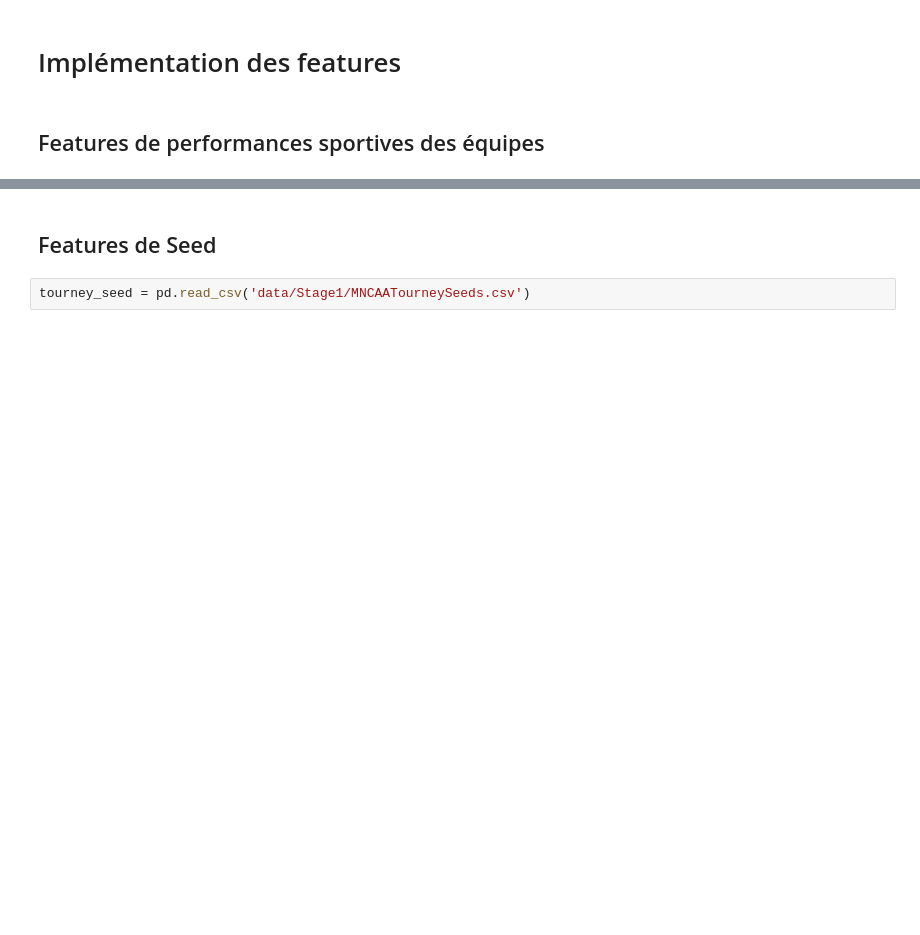
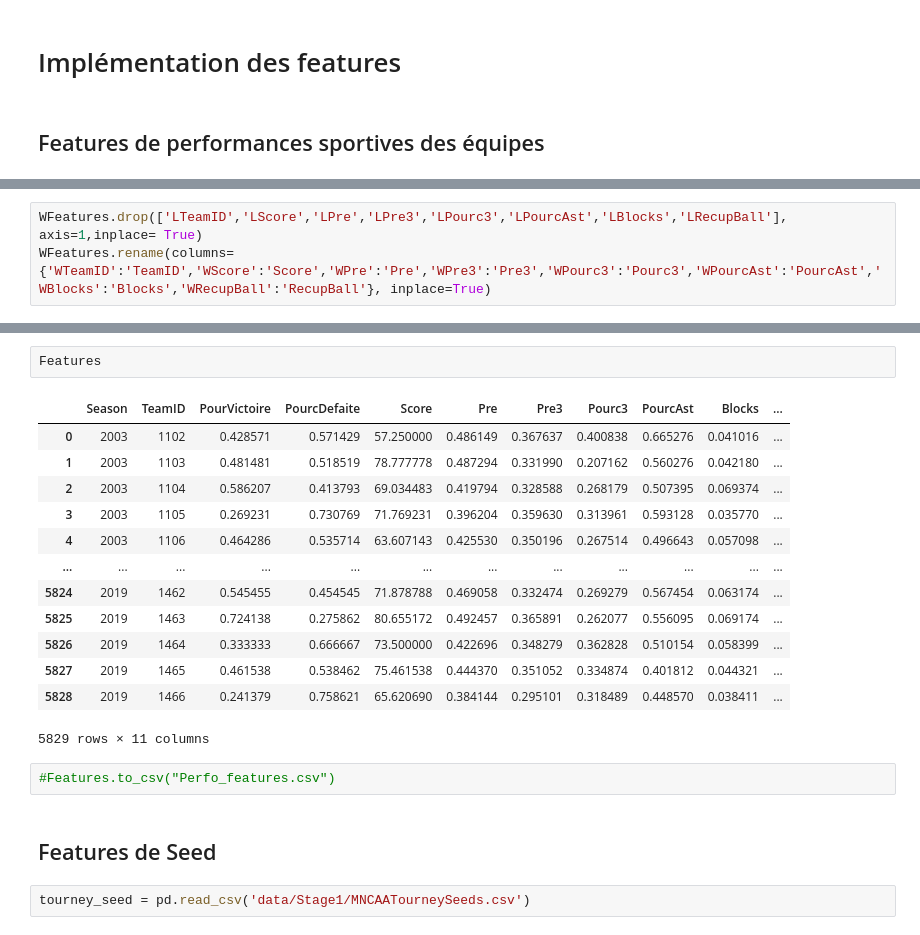
Before and after one commit to arthurgoldfr/Hackathon-March-Madness, a Jupyter notebook: Lena/Database-Lena.ipynb, the cells around one changed output, grey strips where cells are left out. Saved outputs shown, nothing was run; the diff lists cells and outputs as text; blank space fills up the shorter version.

Commit message:
Toutes Features perfos

```diff
--- a/Lena/Database-Lena.ipynb
+++ b/Lena/Database-Lena.ipynb
@@ -139,0 +165,3 @@ df
+# %%
+WFeatures.drop(['LTeamID','LScore','LPre','LPre3','LPourc3','LPourcAst','LBlocks','LRecupBall'], axis=1,inplace= True)
+WFeatures.rename(columns={'WTeamID':'TeamID','WScore':'Score','WPre':'Pre','WPre3':'Pre3','WPourc3':'Pourc3','WPourcAst':'PourcAst','WBlocks':'Blocks','WRecupBall':'RecupBall'}, inplace=True)
@@ -140,3 +199,21 @@ df
+# %%
+Features
+# %% [output]
+|  | Season | TeamID | PourVictoire | PourcDefaite | Score | Pre | Pre3 | Pourc3 | PourcAst | Blocks | ... |
+| 0 | 2003 | 1102 | 0.428571 | 0.571429 | 57.250000 | 0.486149 | 0.367637 | 0.400838 | 0.665276 | 0.041016 | ... |
+| 1 | 2003 | 1103 | 0.481481 | 0.518519 | 78.777778 | 0.487294 | 0.331990 | 0.207162 | 0.560276 | 0.042180 | ... |
+| 2 | 2003 | 1104 | 0.586207 | 0.413793 | 69.034483 | 0.419794 | 0.328588 | 0.268179 | 0.507395 | 0.069374 | ... |
+| 3 | 2003 | 1105 | 0.269231 | 0.730769 | 71.769231 | 0.396204 | 0.359630 | 0.313961 | 0.593128 | 0.035770 | ... |
+| 4 | 2003 | 1106 | 0.464286 | 0.535714 | 63.607143 | 0.425530 | 0.350196 | 0.267514 | 0.496643 | 0.057098 | ... |
+| ... | ... | ... | ... | ... | ... | ... | ... | ... | ... | ... | ... |
+| 5824 | 2019 | 1462 | 0.545455 | 0.454545 | 71.878788 | 0.469058 | 0.332474 | 0.269279 | 0.567454 | 0.063174 | ... |
+| 5825 | 2019 | 1463 | 0.724138 | 0.275862 | 80.655172 | 0.492457 | 0.365891 | 0.262077 | 0.556095 | 0.069174 | ... |
+| 5826 | 2019 | 1464 | 0.333333 | 0.666667 | 73.500000 | 0.422696 | 0.348279 | 0.362828 | 0.510154 | 0.058399 | ... |
+| 5827 | 2019 | 1465 | 0.461538 | 0.538462 | 75.461538 | 0.444370 | 0.351052 | 0.334874 | 0.401812 | 0.044321 | ... |
+| 5828 | 2019 | 1466 | 0.241379 | 0.758621 | 65.620690 | 0.384144 | 0.295101 | 0.318489 | 0.448570 | 0.038411 | ... |
+5829 rows × 11 columns
+# %%
+#Features.to_csv("Perfo_features.csv")
 # %% [markdown]
 ## Features de Seed
 # %%
```
Also changed, not shown: parts of 39 cells of this notebook.
